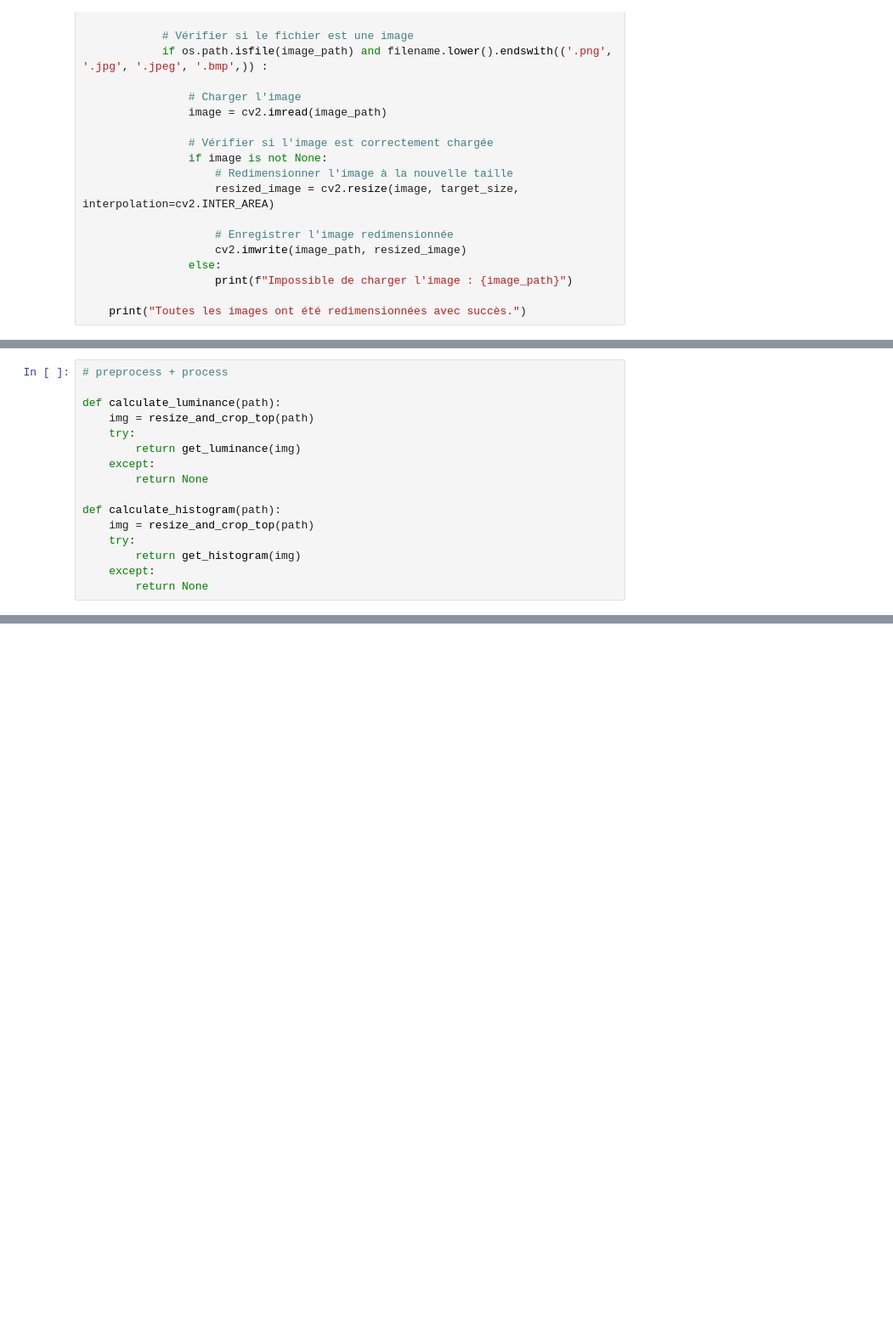
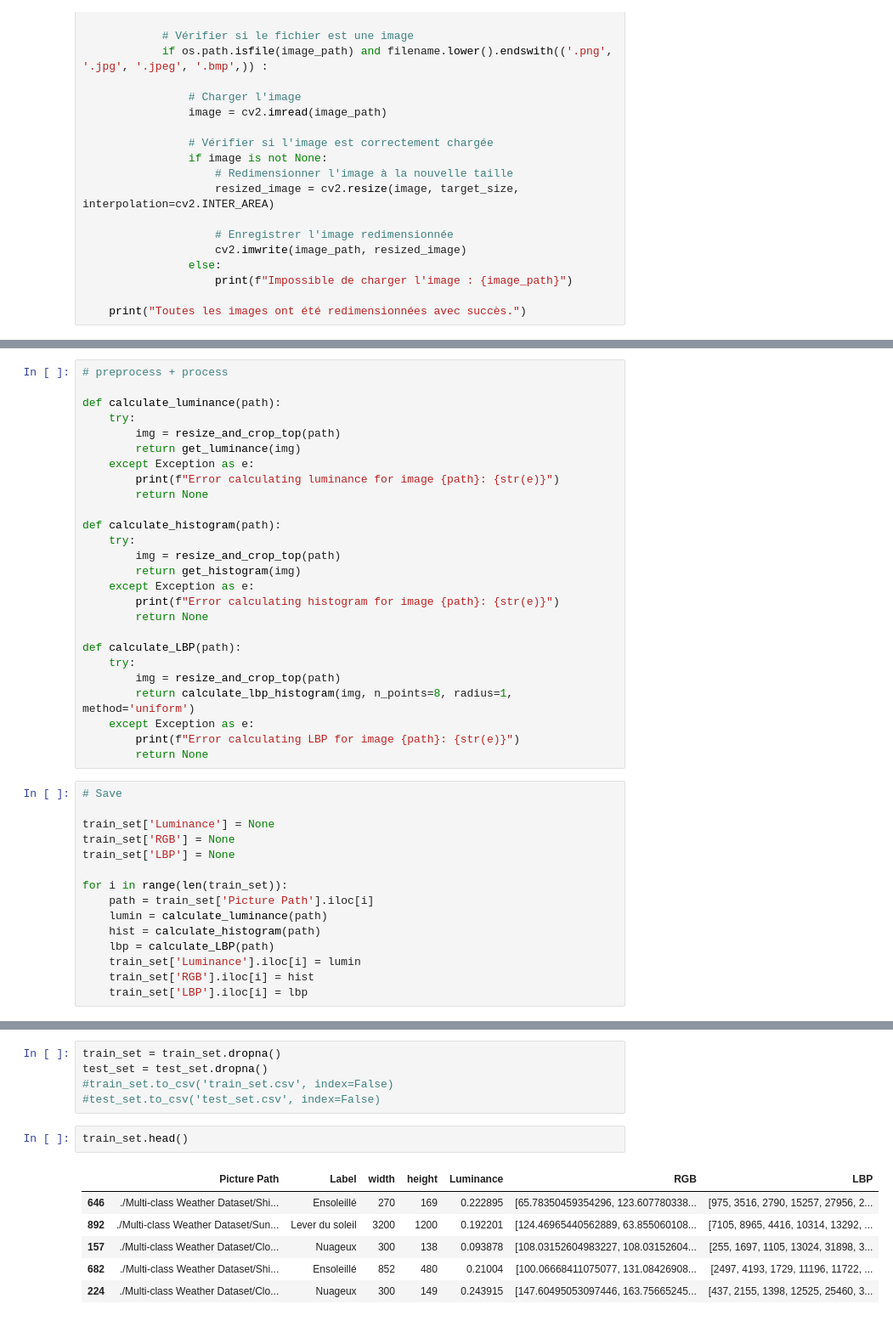
Before and after one commit to Jalalbaim/Rain-Or-Shine, a Jupyter notebook: VF.ipynb, the cells around one changed output, grey strips where cells are left out. Shown at 85% size. Drawn from its saved outputs; the diff is of its cells as text; blank space fills up the shorter version.

```diff
--- a/VF.ipynb
+++ b/VF.ipynb
@@ -233,15 +235,40 @@ def get_histogram(image):
 # preprocess + process
 
 def calculate_luminance(path):
-    img = resize_and_crop_top(path)
     try:
+        img = resize_and_crop_top(path)
         return get_luminance(img)
-    except:
+    except Exception as e:
+        print(f"Error calculating luminance for image {path}: {str(e)}")
         return None
 
 def calculate_histogram(path):
-    img = resize_and_crop_top(path)
     try:
+        img = resize_and_crop_top(path)
         return get_histogram(img)
-    except:
+    except Exception as e:
+        print(f"Error calculating histogram for image {path}: {str(e)}")
         return None
+
+def calculate_LBP(path):
+    try:
+        img = resize_and_crop_top(path)
+        return calculate_lbp_histogram(img, n_points=8, radius=1, method='uniform')
+    except Exception as e:
+        print(f"Error calculating LBP for image {path}: {str(e)}")
+        return None
+# %%
+# Save
+
+train_set['Luminance'] = None
+train_set['RGB'] = None
+train_set['LBP'] = None
+
+for i in range(len(train_set)):
+    path = train_set['Picture Path'].iloc[i]
+    lumin = calculate_luminance(path)
+    hist = calculate_histogram(path)
+    lbp = calculate_LBP(path)
+    train_set['Luminance'].iloc[i] = lumin
+    train_set['RGB'].iloc[i] = hist
+    train_set['LBP'].iloc[i] = lbp
@@ -247,0 +316,14 @@ def calculate_histogram(path):
+# %%
+train_set = train_set.dropna()
+test_set = test_set.dropna()
+#train_set.to_csv('train_set.csv', index=False)
+#test_set.to_csv('test_set.csv', index=False)
+# %%
+train_set.head()
+# %% [output]
+|  | Picture Path | Label | width | height | Luminance | RGB | LBP |
+| 646 | ./Multi-class Weather Dataset/Shi... | Ensoleillé | 270 | 169 | 0.222895 | [65.78350459354296, 123.607780338... | [975, 3516, 2790, 15257, 27956, 2... |
+| 892 | ./Multi-class Weather Dataset/Sun... | Lever du soleil | 3200 | 1200 | 0.192201 | [124.46965440562889, 63.855060108... | [7105, 8965, 4416, 10314, 13292, ... |
+| 157 | ./Multi-class Weather Dataset/Clo... | Nuageux | 300 | 138 | 0.093878 | [108.03152604983227, 108.03152604... | [255, 1697, 1105, 13024, 31898, 3... |
+| 682 | ./Multi-class Weather Dataset/Shi... | Ensoleillé | 852 | 480 | 0.21004 | [100.06668411075077, 131.08426908... | [2497, 4193, 1729, 11196, 11722, ... |
+| 224 | ./Multi-class Weather Dataset/Clo... | Nuageux | 300 | 149 | 0.243915 | [147.60495053097446, 163.75665245... | [437, 2155, 1398, 12525, 25460, 3... |
```
Also changed, not shown: parts of 9 cells of this notebook.
